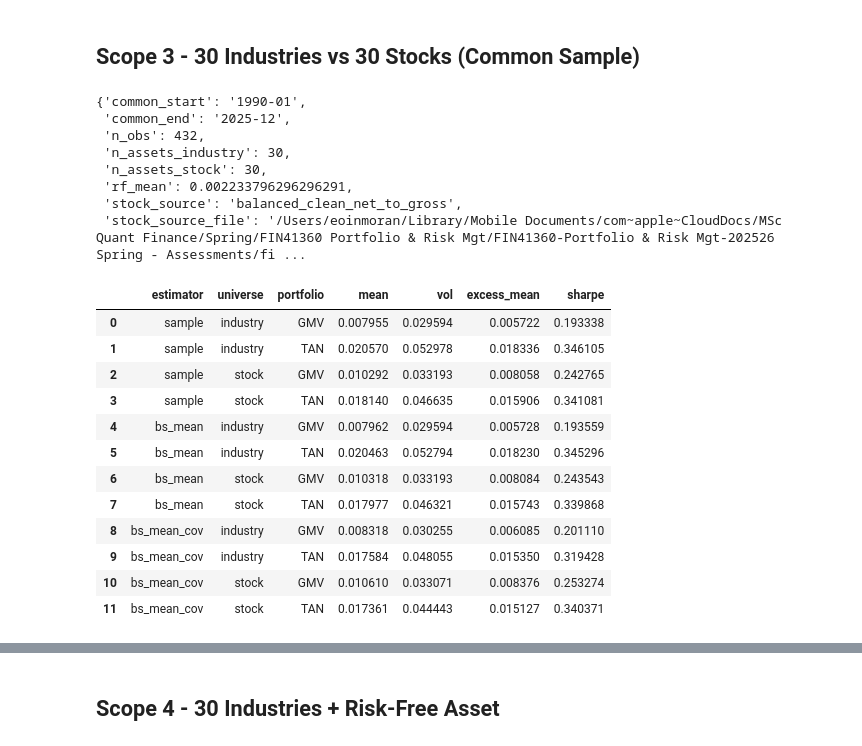
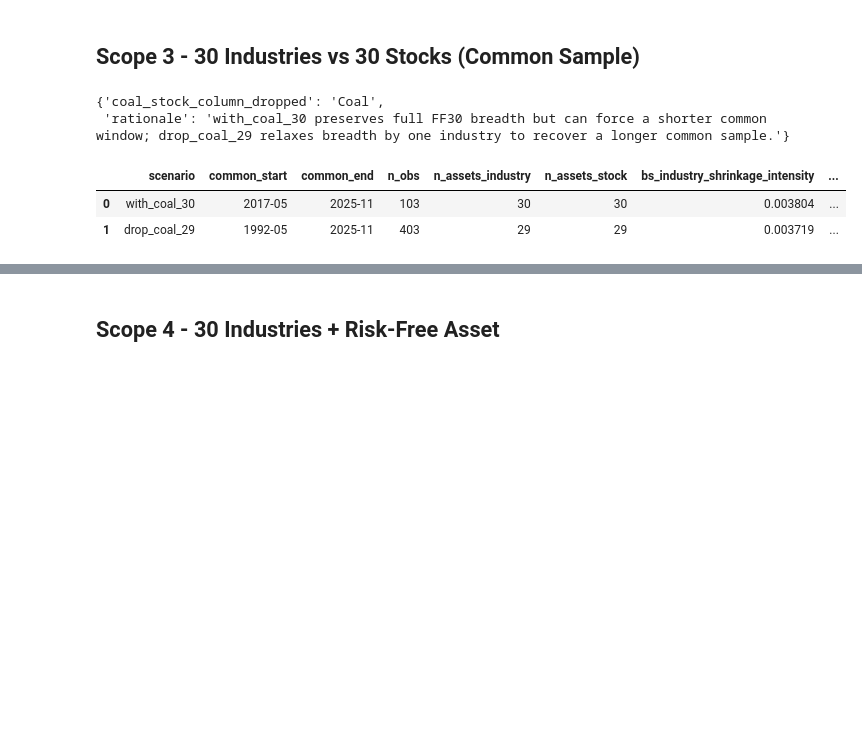
Before and after one commit to eomoran/fin41360-group-asst, a Jupyter notebook: fin41360_report.ipynb, the cells around one changed output, grey strips where cells are left out. Cells and saved outputs as stored; diff of their text form; code cells hidden in the pictures; blank space fills up the shorter version.

```diff
--- a/fin41360_report.ipynb
+++ b/fin41360_report.ipynb
@@ -95,31 +96,24 @@ _ = plot_scope2_overlay(scope2, **PLOT_DEFAULTS)
 # %% [markdown]
 ## Scope 3 - 30 Industries vs 30 Stocks (Common Sample)
 # %%
-scope3 = run_scope3_industries_vs_stocks(ind, stocks, rf_gross, cov_shrink=0.1)
-scope3['inputs']
+scope3_sensitivity = run_scope3_sensitivity_with_and_without_coal(
+    ind_gross=ind,
+    stocks_gross=stocks,
+    rf_gross=rf_gross,
+    cov_shrink=0.1,
+)
+scope3_with_coal = scope3_sensitivity['with_coal_30']
+scope3_drop_coal = scope3_sensitivity['drop_coal_29']
+scope3_window_summary = scope3_sensitivity['industry_stability']['summary_window_table']
+scope3 = scope3_with_coal  # keep baseline alias for backward compatibility
+scope3_sensitivity['diagnostics']
 # %% [output]
-{'common_start': '1990-01',
- 'common_end': '2025-12',
- 'n_obs': 432,
- 'n_assets_industry': 30,
- 'n_assets_stock': 30,
- 'rf_mean': 0.002233796296296291,
- 'stock_source': 'balanced_clean_net_to_gross',
- 'stock_source_file': '/Users/eoinmoran/Library/Mobile Documents/com~apple~CloudDocs/MSc Quant Finance/Spring/FIN41360 Portfolio & Risk Mgt/FIN41360-Portfolio & Risk Mgt-202526 Spring - Assessments/fi ...
+{'coal_stock_column_dropped': 'Coal',
+ 'rationale': 'with_coal_30 preserves full FF30 breadth but can force a shorter common window; drop_coal_29 relaxes breadth by one industry to recover a longer common sample.'}
 # %%
-scope3['summary_tables']['gmv_tan']
+scope3_window_summary
 # %% [output]
-|  | estimator | universe | portfolio | mean | vol | excess_mean | sharpe |
-| 0 | sample | industry | GMV | 0.007955 | 0.029594 | 0.005722 | 0.193338 |
-| 1 | sample | industry | TAN | 0.020570 | 0.052978 | 0.018336 | 0.346105 |
-| 2 | sample | stock | GMV | 0.010292 | 0.033193 | 0.008058 | 0.242765 |
-| 3 | sample | stock | TAN | 0.018140 | 0.046635 | 0.015906 | 0.341081 |
-| 4 | bs_mean | industry | GMV | 0.007962 | 0.029594 | 0.005728 | 0.193559 |
-| 5 | bs_mean | industry | TAN | 0.020463 | 0.052794 | 0.018230 | 0.345296 |
-| 6 | bs_mean | stock | GMV | 0.010318 | 0.033193 | 0.008084 | 0.243543 |
-| 7 | bs_mean | stock | TAN | 0.017977 | 0.046321 | 0.015743 | 0.339868 |
-| 8 | bs_mean_cov | industry | GMV | 0.008318 | 0.030255 | 0.006085 | 0.201110 |
-| 9 | bs_mean_cov | industry | TAN | 0.017584 | 0.048055 | 0.015350 | 0.319428 |
-| 10 | bs_mean_cov | stock | GMV | 0.010610 | 0.033071 | 0.008376 | 0.253274 |
-| 11 | bs_mean_cov | stock | TAN | 0.017361 | 0.044443 | 0.015127 | 0.340371 |
+|  | scenario | common_start | common_end | n_obs | n_assets_industry | n_assets_stock | bs_industry_shrinkage_intensity | ... |
+| 0 | with_coal_30 | 2017-05 | 2025-11 | 103 | 30 | 30 | 0.003804 | ... |
+| 1 | drop_coal_29 | 1992-05 | 2025-11 | 403 | 29 | 29 | 0.003719 | ... |
 # %%
```
Also changed, not shown: parts of 6 cells of this notebook, 7 other files.
